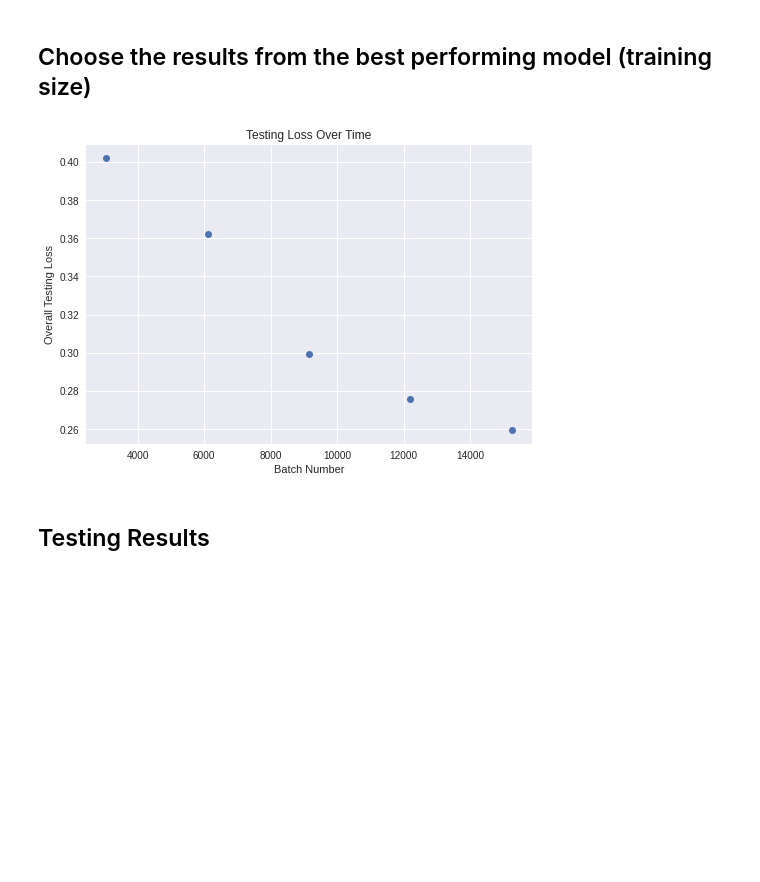
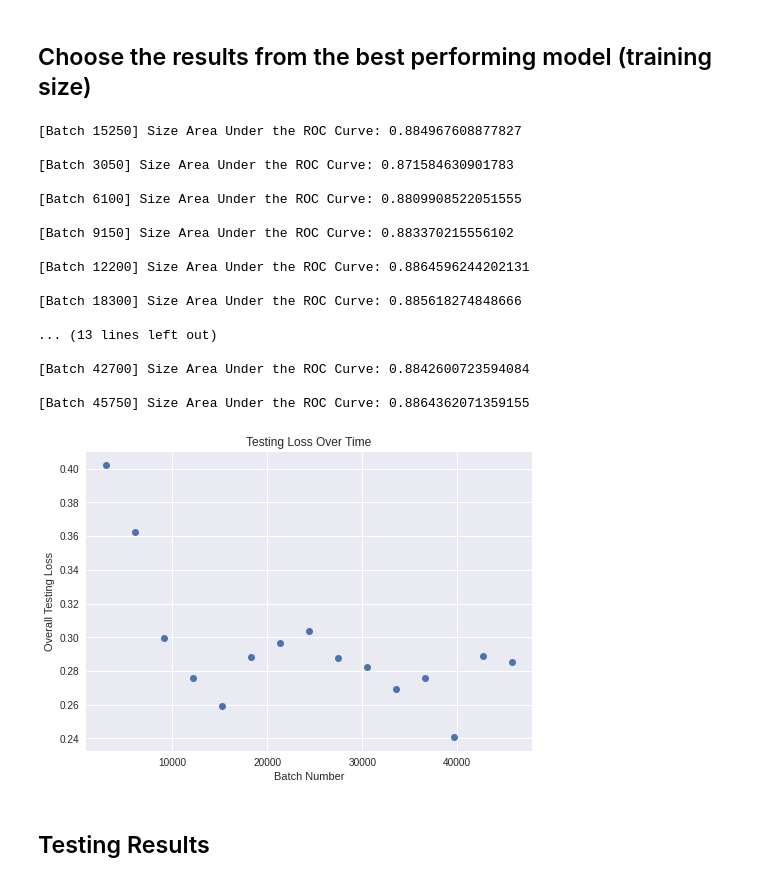
Before and after one commit to andrewmashhadi/Melanoma_Classification_Project, a Jupyter notebook: Melanoma_ResNet-50.ipynb, the cells around one changed output. Cells and saved outputs as stored; diff of their text form; code cells hidden in the pictures; blank space fills up the shorter version.

```diff
--- a/Melanoma_ResNet-50.ipynb
+++ b/Melanoma_ResNet-50.ipynb
@@ -363,7 +363,7 @@ elif create_new_weights:
 Loading the pre-trained CNN weights.
 CUDA Memory Allocated: 0
 # %%
-learn_weights = False
+learn_weights = True
 
 print("Pre-Training CUDA Memory Allocation:", torch.cuda.max_memory_allocated())
 
@@ -398,20 +398,21 @@ if learn_weights:
         mini_batch += 1
         epoch = mini_batch // 1525
 
+        # print every mini-batch
+        print("CUDA Memory Allocated:", torch.cuda.max_memory_allocated())
+        print(f'[Epoch {epoch}, Batch {mini_batch % 1525}] Loss: {running_loss / (i+1)}\n')
 
-
-        # save and eval every 500 mini-batch
-        if i % 500 == 0:
-
-            # print every mini-batch
-            print("CUDA Memory Allocated:", torch.cuda.max_memory_allocated())
-            print(f'[Epoch {epoch}, Batch {mini_batch % 1525}] Loss: {running_loss / (i+1)}\n')
+        # save and outoput every 100 mini-batch
+        if i % 100 == 0:
             print("*********** Saving network weights and optimizer state *********** \n\n")
             # save the weights and optimizer
             torch.save({'mini_batch': mini_batch,
                         'model_state_dict': net.state_dict(),
                         'optimizer_state_dict': optimizer.state_dict(),
                         'lr_sched': lr_sched.state_dict()}, PATH)
+
+        # eval every 500 mini-batch
+        if i % 500 == 0:
 
             print("******************************************************************")
             print("*********************** Performance Update ***********************")
@@ -521,10 +536,10 @@ os.listdir('./saved_weights3/')
 # %%
 weight_fnames = os.listdir('./saved_weights3/')
-weight_fnames.sort() # isnt perfectly sorted, but too lazy to add the code (not important)
+#weight_fnames.sort() # isnt perfectly sorted, but too lazy to add the code (not important)
 batch_sizes = []
 losses = []
 
-for fname in weight_fnames:
+for fname in weight_fnames[21::2]:
 
     print(f'Loading: {fname}\n')
 
@@ -636,28 +651,60 @@ Loading: melanoma_ResNet50_10e_0b.pth
 # %%
 plt.style.use('seaborn')
 
 # in case pkl results were calculated in batch job
 # we may wont to visualize the test plot over time
 recalc_loss_plot = True
 
 if recalc_loss_plot:
 
     batch_sizes = []
     losses = []
     res_fnames = os.listdir('./saved_results3/')
 
     for fname in res_fnames:
         with open(f'./saved_results3/{fname}', 'rb') as f:
             res = pickle.load(f)
             batch_sizes.append(res["num_batches"])
             losses.append(res["testing_loss"])
 
 
+            gt = res["ground_truths"]
+            probs = np.array(res["probs"])
+
+            # match formats (shouldve done this before, forgot to check)
+            ground_truths = []
+            for i in range(len(gt)):
+                if gt[i].size() > torch.Size([1]):
+                    ground_truths += gt[i].squeeze(-1).tolist()
+                else:
+                    ground_truths.append(gt[i].squeeze(-1).tolist())
+
+            ground_truths = np.array(ground_truths)
+            print(f"[Batch {res['num_batches']}] Size Area Under the ROC Curve:", metrics.roc_auc_score(ground_truths, probs), "\n")
+
+
     plt.plot(batch_sizes, losses, 'o')
     plt.title("Testing Loss Over Time")
     plt.xlabel("Batch Number")
     plt.ylabel("Overall Testing Loss")
     plt.show()
 # %% [output]
+[Batch 15250] Size Area Under the ROC Curve: 0.884967608877827
+
+[Batch 3050] Size Area Under the ROC Curve: 0.871584630901783
+
+[Batch 6100] Size Area Under the ROC Curve: 0.8809908522051555
+
+[Batch 9150] Size Area Under the ROC Curve: 0.883370215556102
+
+[Batch 12200] Size Area Under the ROC Curve: 0.8864596244202131
+
+[Batch 18300] Size Area Under the ROC Curve: 0.885618274848666
+
+... (13 lines left out)
+
+[Batch 42700] Size Area Under the ROC Curve: 0.8842600723594084
+
+[Batch 45750] Size Area Under the ROC Curve: 0.8864362071359155
-[figure, old version]
+[figure, new version]
 # %%
```
Also changed, not shown: parts of 6 cells of this notebook, 12 other files.
